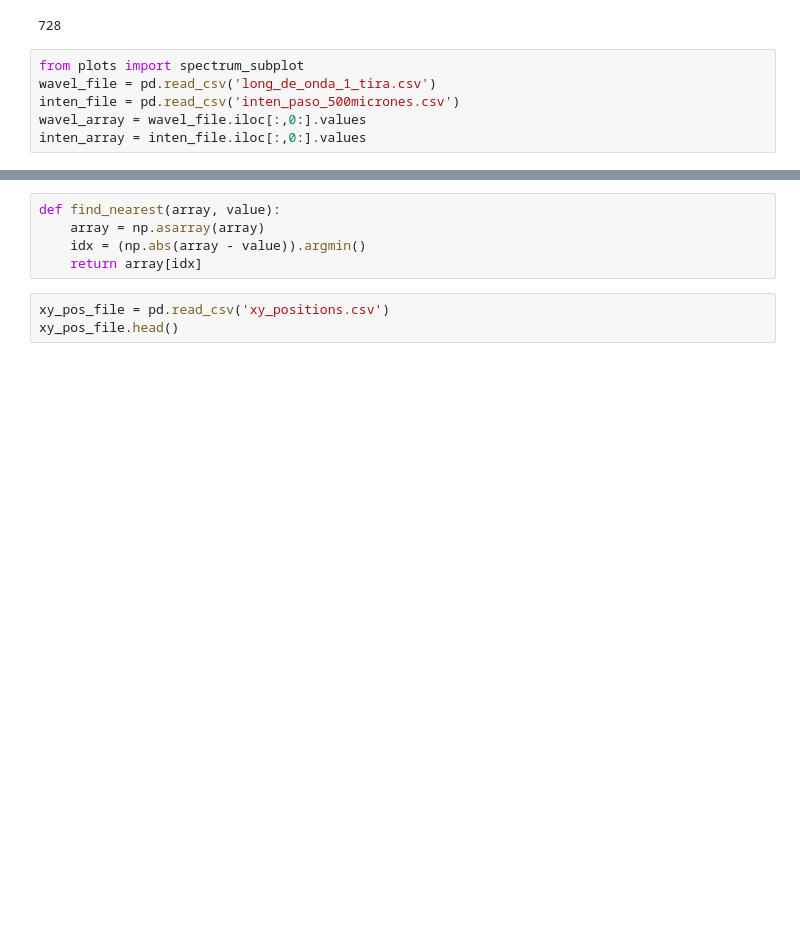
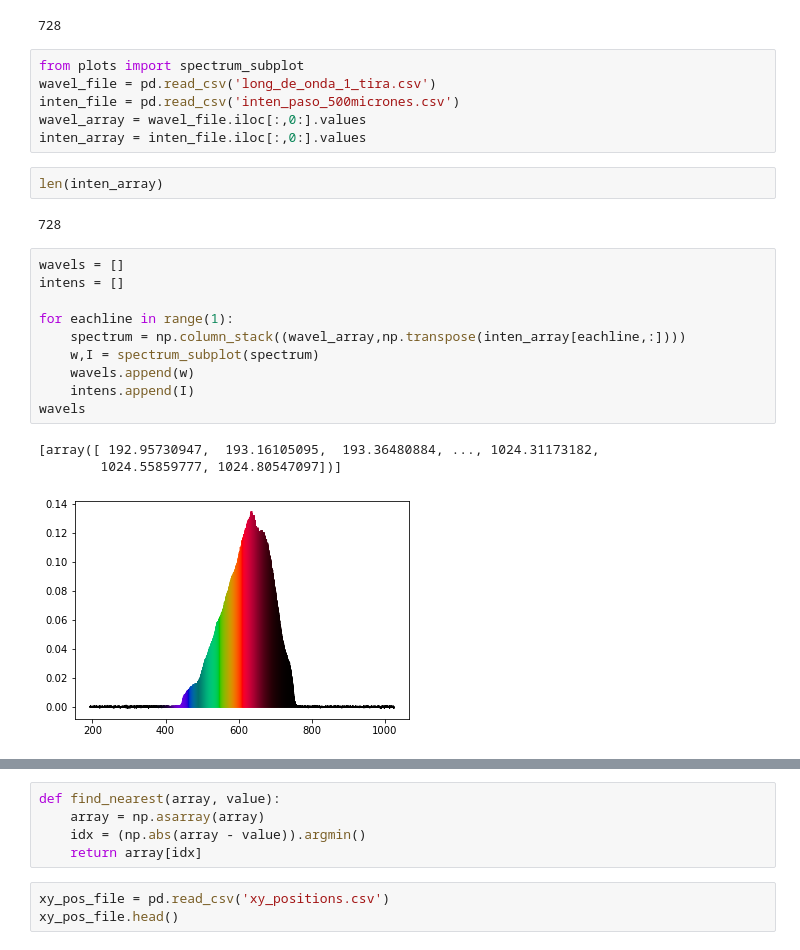
Before and after one commit to jrr1984/Prototipo0_S-D_SpectralGUI, a Jupyter notebook: spectral_gui/testing_line_profiler.ipynb, the cells around one changed output, grey strips where cells are left out. Saved outputs shown, nothing was run; the diff lists cells and outputs as text; blank space fills up the shorter version.

Commit message:
options for subplot kinda of OKay

```diff
--- a/spectral_gui/testing_line_profiler.ipynb
+++ b/spectral_gui/testing_line_profiler.ipynb
@@ -174,3 +174,21 @@ wavel_file = pd.read_csv('long_de_onda_1_tira.csv')
 inten_file = pd.read_csv('inten_paso_500micrones.csv')
 wavel_array = wavel_file.iloc[:,0:].values
 inten_array = inten_file.iloc[:,0:].values
+# %%
+len(inten_array)
+# %% [output]
+728
+# %%
+wavels = []
+intens = []
+
+for eachline in range(1):
+    spectrum = np.column_stack((wavel_array,np.transpose(inten_array[eachline,:])))
+    w,I = spectrum_subplot(spectrum)
+    wavels.append(w)
+    intens.append(I)
+wavels
+# %% [output]
+[array([ 192.95730947,  193.16105095,  193.36480884, ..., 1024.31173182,
+        1024.55859777, 1024.80547097])]
+[figure, added]
```
Also changed, not shown: parts of 3 cells of this notebook, 2 other files.
